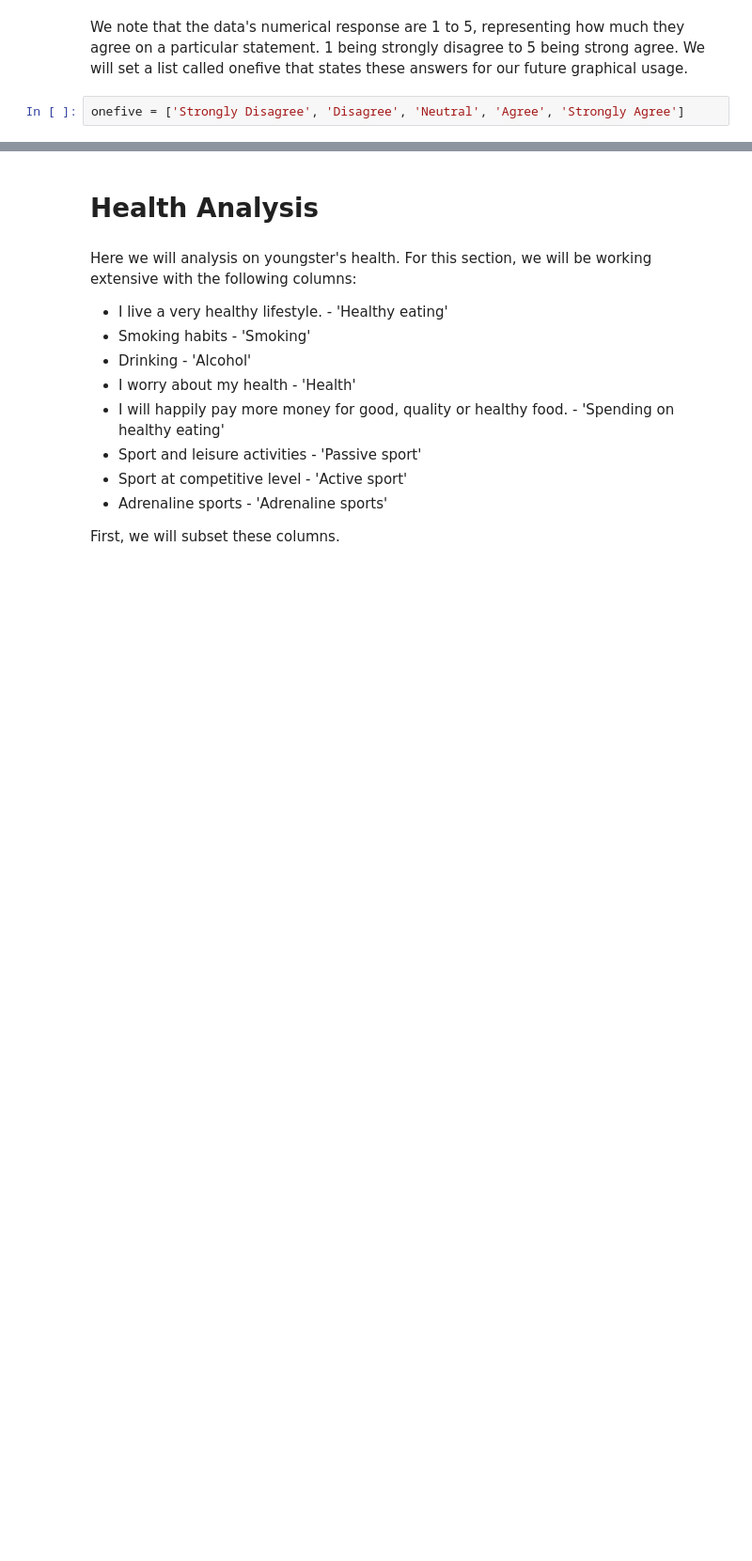
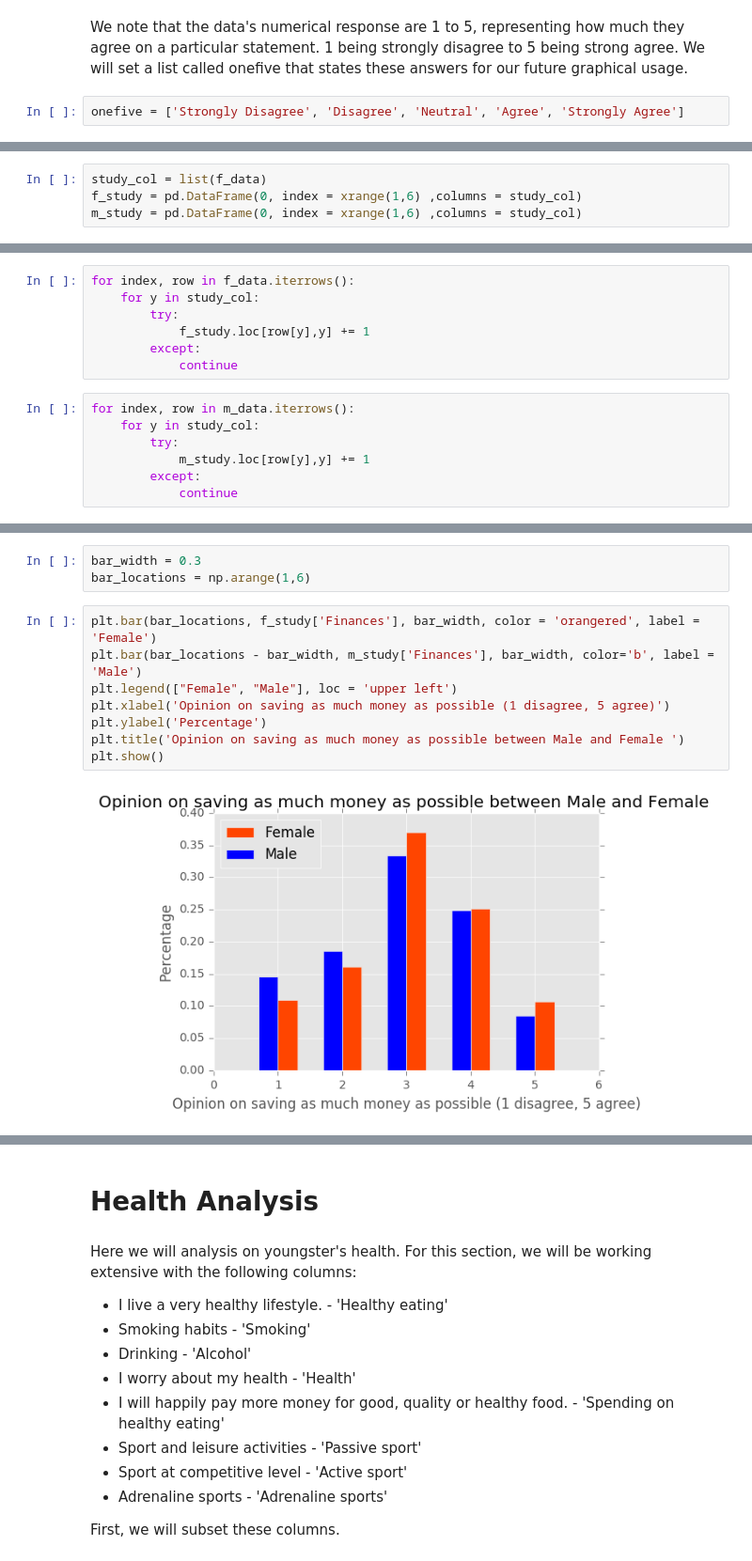
Before and after one commit to ehkhong/sta-141b-proj, a Jupyter notebook: It's Lit An Extensive Study Of Young people.ipynb, the cells around one changed output, grey strips where cells are left out. Shown at 94% size. Saved outputs shown, nothing was run; the diff lists cells and outputs as text; blank space fills up the shorter version.

```diff
--- a/It's Lit An Extensive Study Of Young people.ipynb
+++ b/It's Lit An Extensive Study Of Young people.ipynb
@@ -51,0 +123,4 @@ onefive = ['Strongly Disagree', 'Disagree', 'Neutral', 'Agree', 'Strongly Agree'
+# %%
+study_col = list(f_data)
+f_study = pd.DataFrame(0, index = xrange(1,6) ,columns = study_col)
+m_study = pd.DataFrame(0, index = xrange(1,6) ,columns = study_col)
@@ -51,0 +129,14 @@ onefive = ['Strongly Disagree', 'Disagree', 'Neutral', 'Agree', 'Strongly Agree'
+# %%
+for index, row in f_data.iterrows():
+    for y in study_col:
+        try:
+            f_study.loc[row[y],y] += 1
+        except:
+            continue
+# %%
+for index, row in m_data.iterrows():
+    for y in study_col:
+        try:
+            m_study.loc[row[y],y] += 1
+        except:
+            continue
@@ -51,0 +230,13 @@ onefive = ['Strongly Disagree', 'Disagree', 'Neutral', 'Agree', 'Strongly Agree'
+# %%
+bar_width = 0.3
+bar_locations = np.arange(1,6)
+# %%
+plt.bar(bar_locations, f_study['Finances'], bar_width, color = 'orangered', label = 'Female')
+plt.bar(bar_locations - bar_width, m_study['Finances'], bar_width, color='b', label = 'Male')
+plt.legend(["Female", "Male"], loc = 'upper left')
+plt.xlabel('Opinion on saving as much money as possible (1 disagree, 5 agree)')
+plt.ylabel('Percentage')
+plt.title('Opinion on saving as much money as possible between Male and Female ')
+plt.show()
+# %% [output]
+[figure, added]
```
Also changed, not shown: parts of 70 cells of this notebook.
